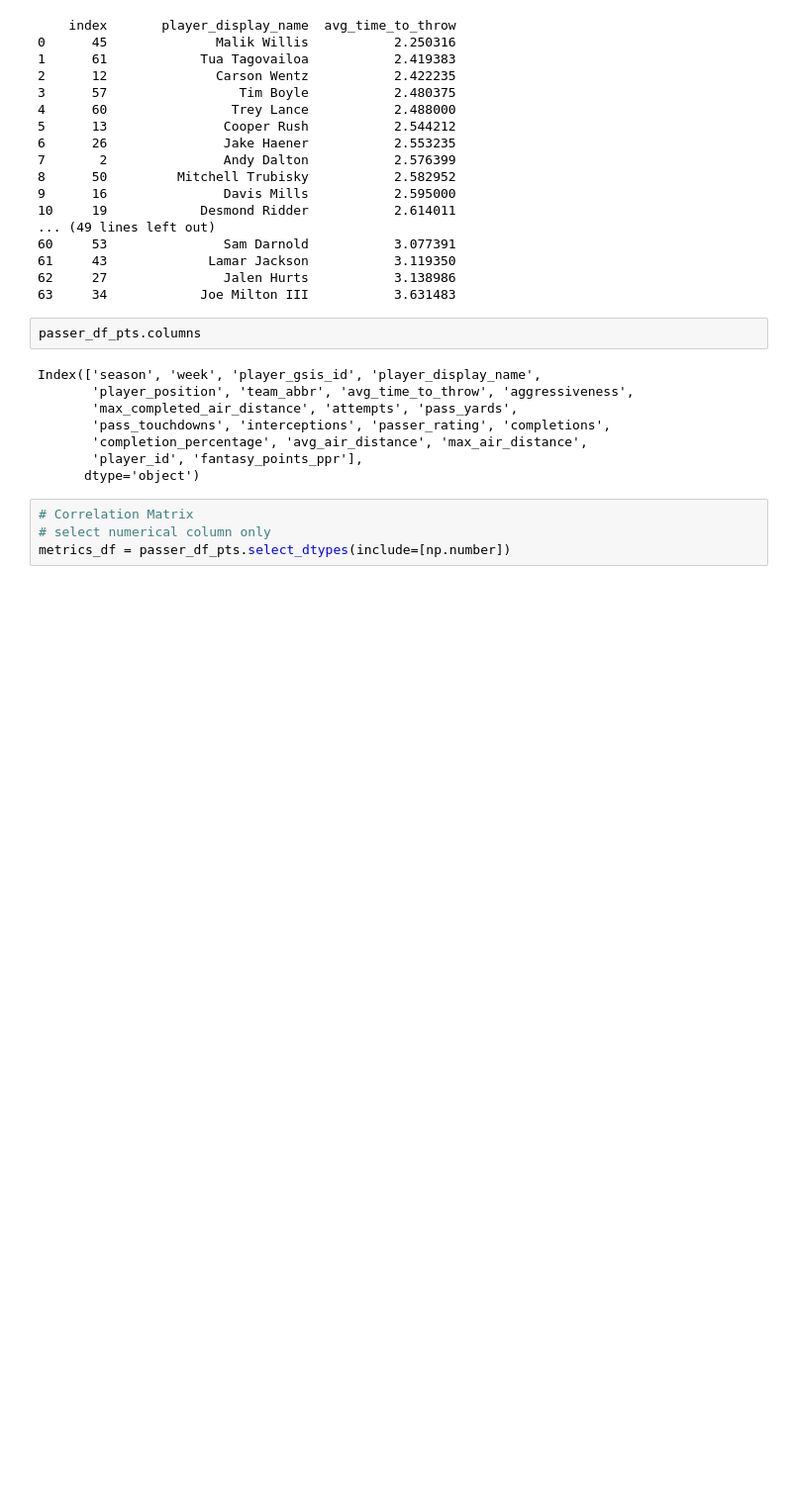
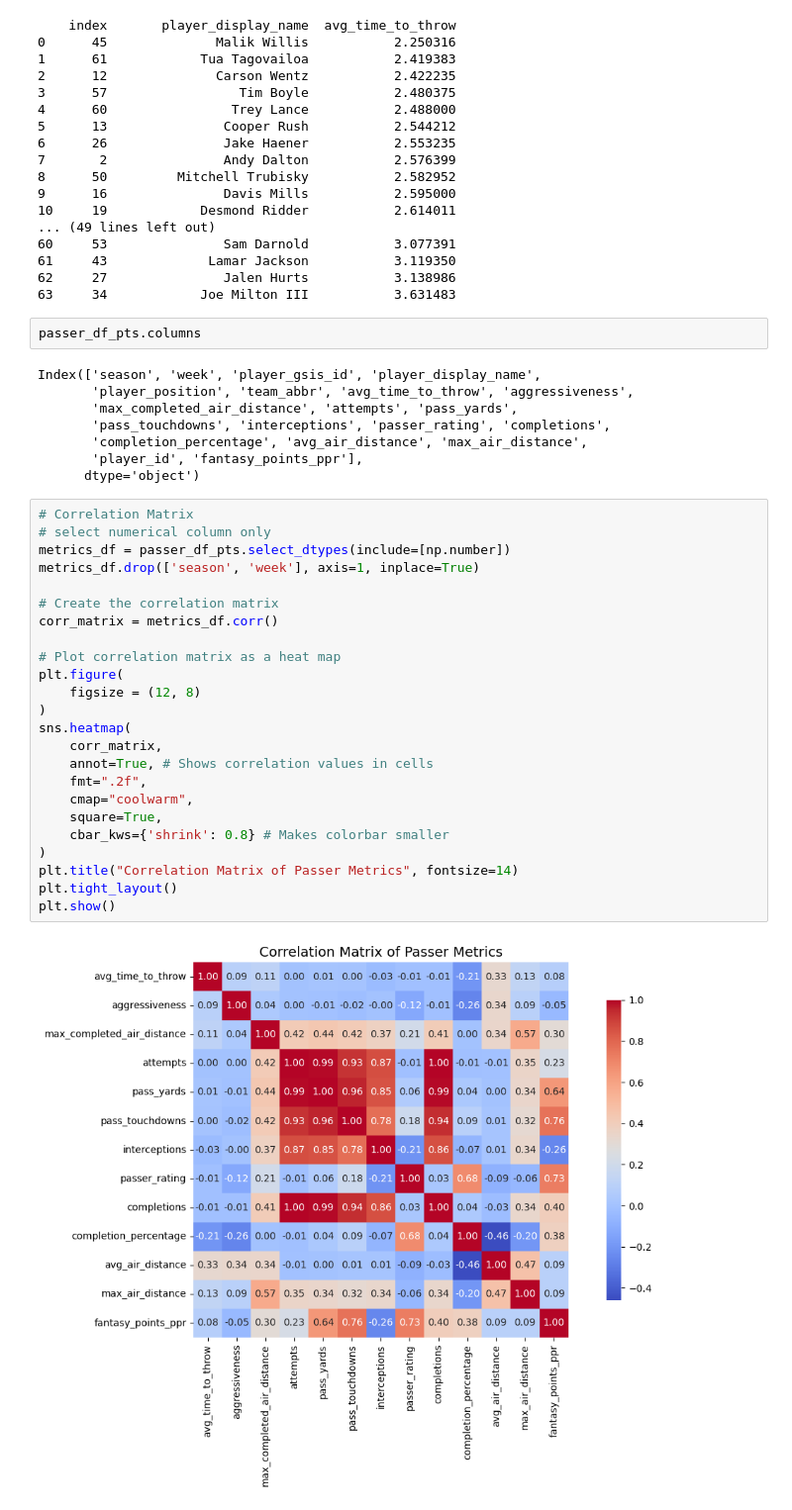
Before and after one commit to sapphiremoonchaser/fantasy_football_v2, a Jupyter notebook: examples/analysis/weekly_passing_analysis.ipynb, the cells around one changed output. Shown at 99% size. Drawn from its saved outputs; the diff is of its cells as text; blank space fills up the shorter version.

```diff
--- a/examples/analysis/weekly_passing_analysis.ipynb
+++ b/examples/analysis/weekly_passing_analysis.ipynb
@@ -163,4 +163,26 @@ Index(['season', 'week', 'player_gsis_id', 'player_display_name',
 # %%
 # Correlation Matrix
 # select numerical column only
 metrics_df = passer_df_pts.select_dtypes(include=[np.number])
+metrics_df.drop(['season', 'week'], axis=1, inplace=True)
+
+# Create the correlation matrix
+corr_matrix = metrics_df.corr()
+
+# Plot correlation matrix as a heat map
+plt.figure(
+    figsize = (12, 8)
+)
+sns.heatmap(
+    corr_matrix,
+    annot=True, # Shows correlation values in cells
+    fmt=".2f",
+    cmap="coolwarm",
+    square=True,
+    cbar_kws={'shrink': 0.8} # Makes colorbar smaller
+)
+plt.title("Correlation Matrix of Passer Metrics", fontsize=14)
+plt.tight_layout()
+plt.show()
+# %% [output]
+[figure, added]
```
Also changed, not shown: parts of 4 cells of this notebook, 1 other file.
